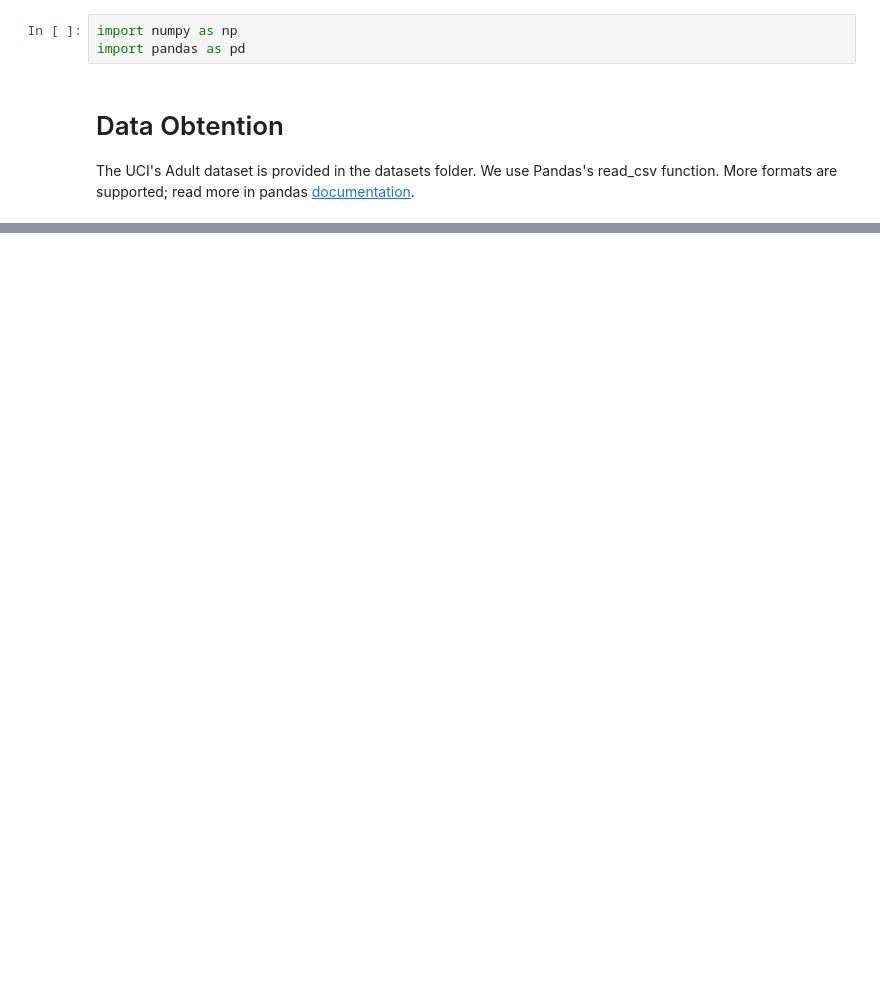
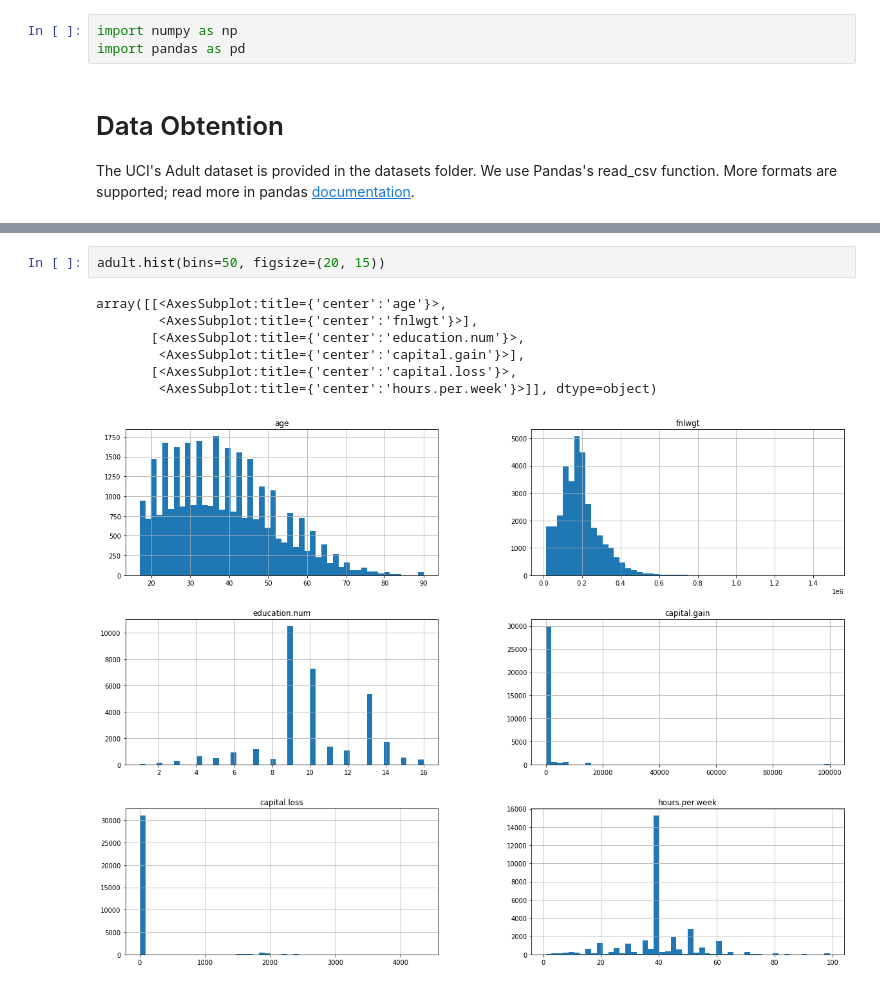
Before and after one commit to aguilarjose11/OUAIxHacklahomaMLDSWorkshop, a Jupyter notebook: Adult.ipynb, the cells around one changed output, grey strips where cells are left out. Cells and saved outputs as stored; diff of their text form; blank space fills up the shorter version.

```diff
--- a/Adult.ipynb
+++ b/Adult.ipynb
@@ -20,0 +129,10 @@ raw_adult = pd.read_csv("datasets/adult.csv")
+# %%
+adult.hist(bins=50, figsize=(20, 15))
+# %% [output]
+array([[<AxesSubplot:title={'center':'age'}>,
+        <AxesSubplot:title={'center':'fnlwgt'}>],
+       [<AxesSubplot:title={'center':'education.num'}>,
+        <AxesSubplot:title={'center':'capital.gain'}>],
+       [<AxesSubplot:title={'center':'capital.loss'}>,
+        <AxesSubplot:title={'center':'hours.per.week'}>]], dtype=object)
+[figure, added]
```
Also changed, not shown: parts of 64 cells of this notebook.
